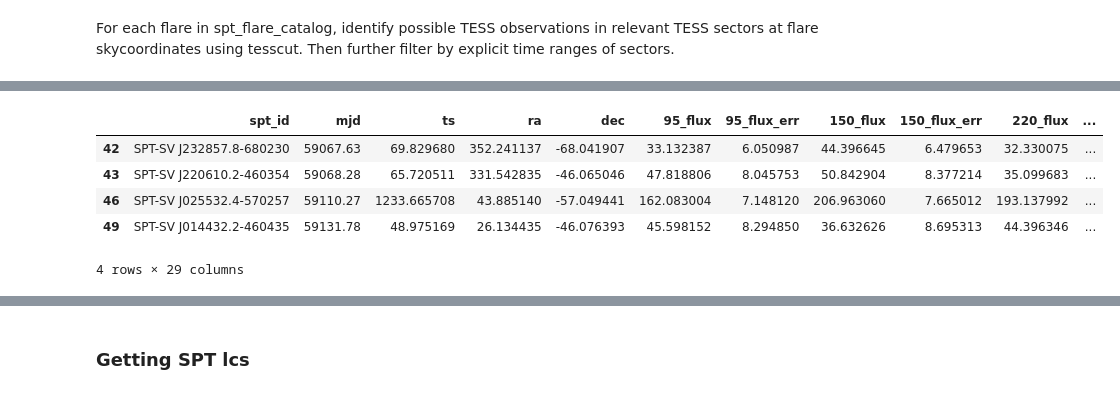
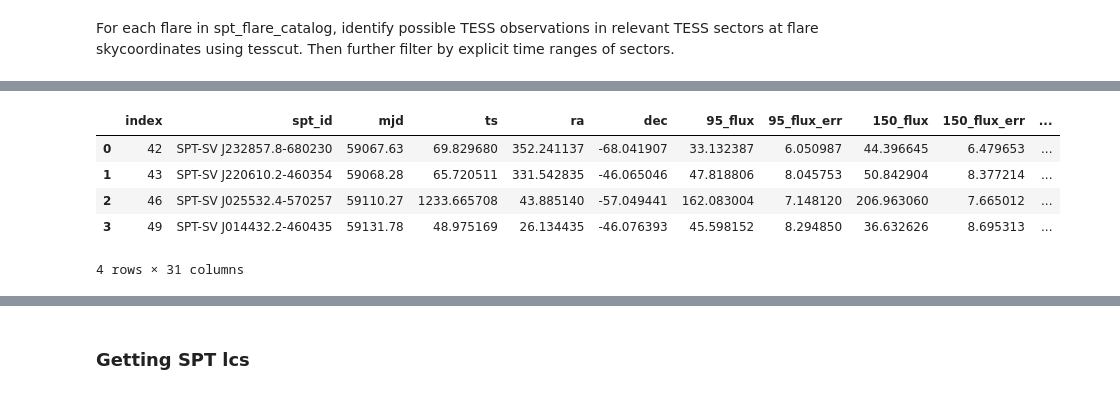
Before and after one commit to VishnuGade/SPT_Flares, a Jupyter notebook: extracting_TESS_lc.ipynb, the cells around one changed output, grey strips where cells are left out. Drawn from its saved outputs; the diff is of its cells as text; code cells hidden in the pictures.

```diff
--- a/extracting_TESS_lc.ipynb
+++ b/extracting_TESS_lc.ipynb
@@ -120,13 +120,13 @@ for i, flare in spt_flares_df.iterrows():
 109/111: Sector 28 - no overlap in time
 110/111: Sector 27 - no overlap in time
 # %%
-spt_tess_candidates = spt_flares_df[spt_flares_df['sectors'].apply(lambda x: len(x) > 0)]
+spt_tess_candidates = spt_flares_df[spt_flares_df['sectors'].apply(lambda x: len(x) > 0)].reset_index()
 spt_tess_candidates
 # %% [output]
-|  | spt_id | mjd | ts | ra | dec | 95_flux | 95_flux_err | 150_flux | 150_flux_err | 220_flux | ... |
-| 42 | SPT-SV J232857.8-680230 | 59067.63 | 69.829680 | 352.241137 | -68.041907 | 33.132387 | 6.050987 | 44.396645 | 6.479653 | 32.330075 | ... |
-| 43 | SPT-SV J220610.2-460354 | 59068.28 | 65.720511 | 331.542835 | -46.065046 | 47.818806 | 8.045753 | 50.842904 | 8.377214 | 35.099683 | ... |
-| 46 | SPT-SV J025532.4-570257 | 59110.27 | 1233.665708 | 43.885140 | -57.049441 | 162.083004 | 7.148120 | 206.963060 | 7.665012 | 193.137992 | ... |
-| 49 | SPT-SV J014432.2-460435 | 59131.78 | 48.975169 | 26.134435 | -46.076393 | 45.598152 | 8.294850 | 36.632626 | 8.695313 | 44.396346 | ... |
+|  | index | spt_id | mjd | ts | ra | dec | 95_flux | 95_flux_err | 150_flux | 150_flux_err | ... |
+| 0 | 42 | SPT-SV J232857.8-680230 | 59067.63 | 69.829680 | 352.241137 | -68.041907 | 33.132387 | 6.050987 | 44.396645 | 6.479653 | ... |
+| 1 | 43 | SPT-SV J220610.2-460354 | 59068.28 | 65.720511 | 331.542835 | -46.065046 | 47.818806 | 8.045753 | 50.842904 | 8.377214 | ... |
+| 2 | 46 | SPT-SV J025532.4-570257 | 59110.27 | 1233.665708 | 43.885140 | -57.049441 | 162.083004 | 7.148120 | 206.963060 | 7.665012 | ... |
+| 3 | 49 | SPT-SV J014432.2-460435 | 59131.78 | 48.975169 | 26.134435 | -46.076393 | 45.598152 | 8.294850 | 36.632626 | 8.695313 | ... |
-4 rows × 29 columns
+4 rows × 31 columns
 # %%
```
Also changed, not shown: parts of 6 cells of this notebook.
